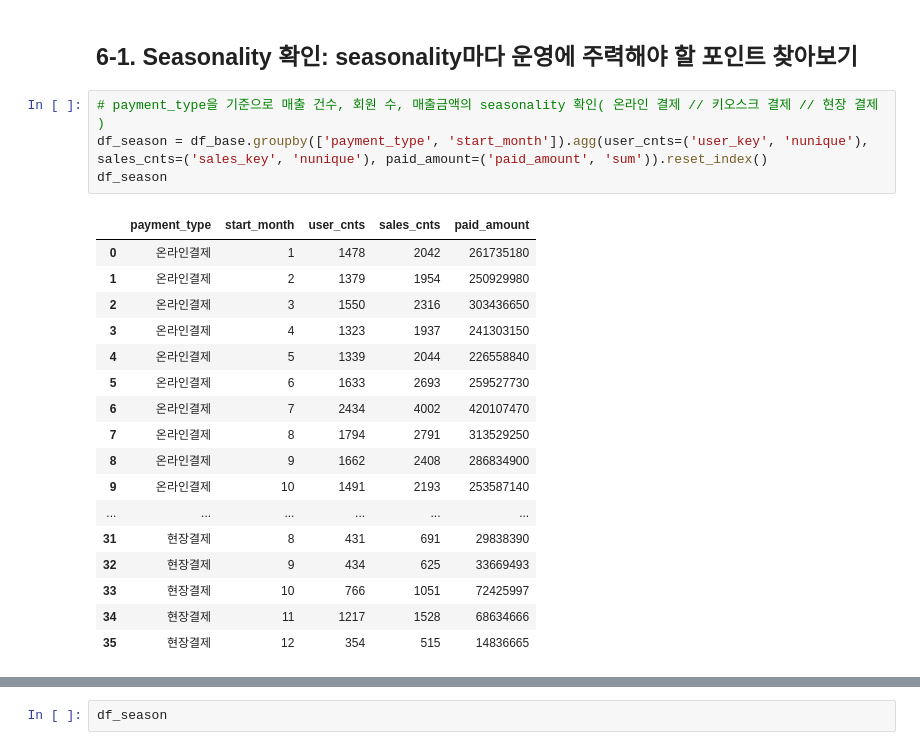
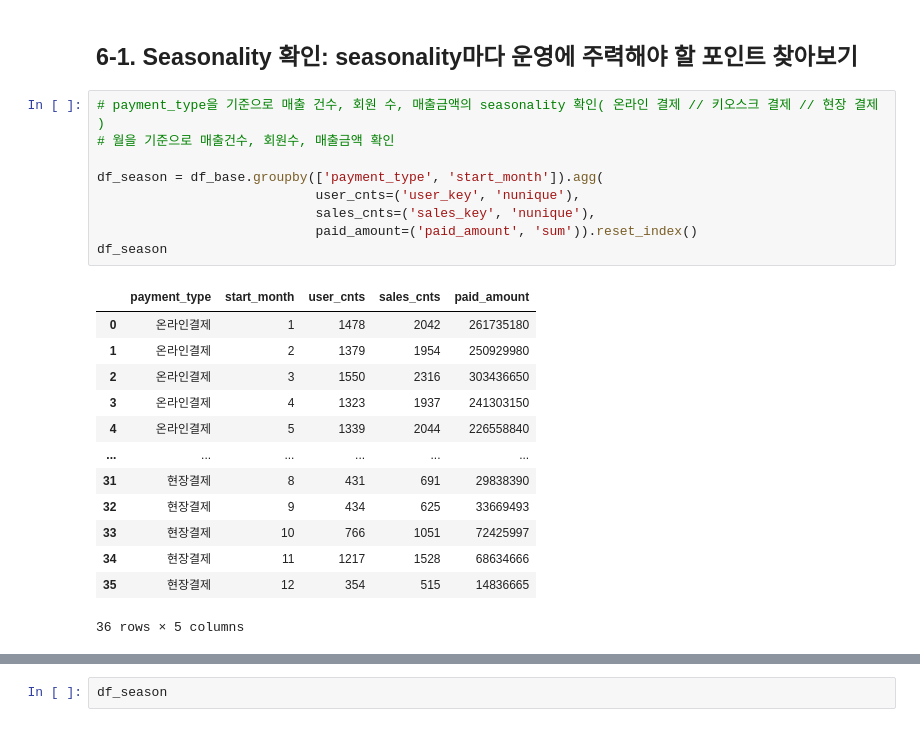
Before and after one commit to MattersOfData/Product-Analysis, a Jupyter notebook: DAY1_Data wrangling.ipynb, the cells around one changed output, grey strips where cells are left out. Cells and saved outputs as stored; diff of their text form.

```diff
--- a/DAY1_Data wrangling.ipynb
+++ b/DAY1_Data wrangling.ipynb
@@ -811,25 +820,26 @@ df_seat.head()
 ## 6-1. Seasonality 확인: seasonality마다 운영에 주력해야 할 포인트 찾아보기
 # %%
 # payment_type을 기준으로 매출 건수, 회원 수, 매출금액의 seasonality 확인( 온라인 결제 // 키오스크 결제 // 현장 결제 )
-df_season = df_base.groupby(['payment_type', 'start_month']).agg(user_cnts=('user_key', 'nunique'), sales_cnts=('sales_key', 'nunique'), paid_amount=('paid_amount', 'sum')).reset_index()
+# 월을 기준으로 매출건수, 회원수, 매출금액 확인
+
+df_season = df_base.groupby(['payment_type', 'start_month']).agg(
+                            user_cnts=('user_key', 'nunique'),
+                            sales_cnts=('sales_key', 'nunique'),
+                            paid_amount=('paid_amount', 'sum')).reset_index()
 df_season
 # %% [output]
 |  | payment_type | start_month | user_cnts | sales_cnts | paid_amount |
 | 0 | 온라인결제 | 1 | 1478 | 2042 | 261735180 |
 | 1 | 온라인결제 | 2 | 1379 | 1954 | 250929980 |
 | 2 | 온라인결제 | 3 | 1550 | 2316 | 303436650 |
 | 3 | 온라인결제 | 4 | 1323 | 1937 | 241303150 |
 | 4 | 온라인결제 | 5 | 1339 | 2044 | 226558840 |
-| 5 | 온라인결제 | 6 | 1633 | 2693 | 259527730 |
-| 6 | 온라인결제 | 7 | 2434 | 4002 | 420107470 |
-| 7 | 온라인결제 | 8 | 1794 | 2791 | 313529250 |
-| 8 | 온라인결제 | 9 | 1662 | 2408 | 286834900 |
-| 9 | 온라인결제 | 10 | 1491 | 2193 | 253587140 |
 | ... | ... | ... | ... | ... | ... |
 | 31 | 현장결제 | 8 | 431 | 691 | 29838390 |
 | 32 | 현장결제 | 9 | 434 | 625 | 33669493 |
 | 33 | 현장결제 | 10 | 766 | 1051 | 72425997 |
 | 34 | 현장결제 | 11 | 1217 | 1528 | 68634666 |
 | 35 | 현장결제 | 12 | 354 | 515 | 14836665 |
+36 rows × 5 columns
 # %%
 %%time
```
Also changed, not shown: parts of 42 cells of this notebook.
